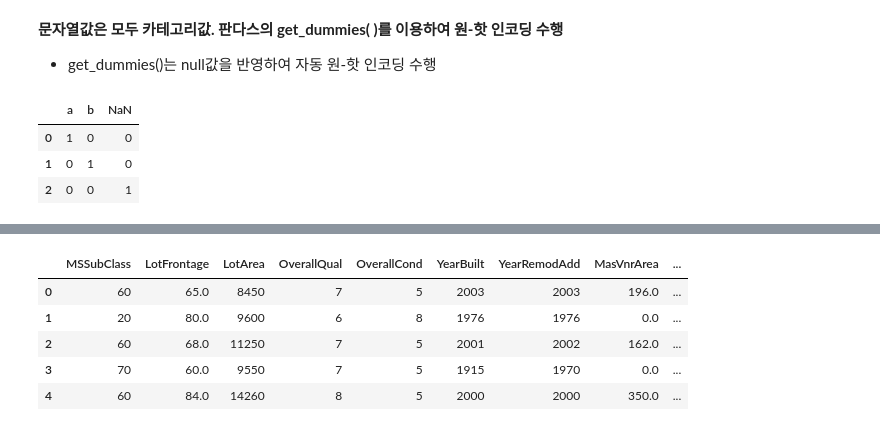
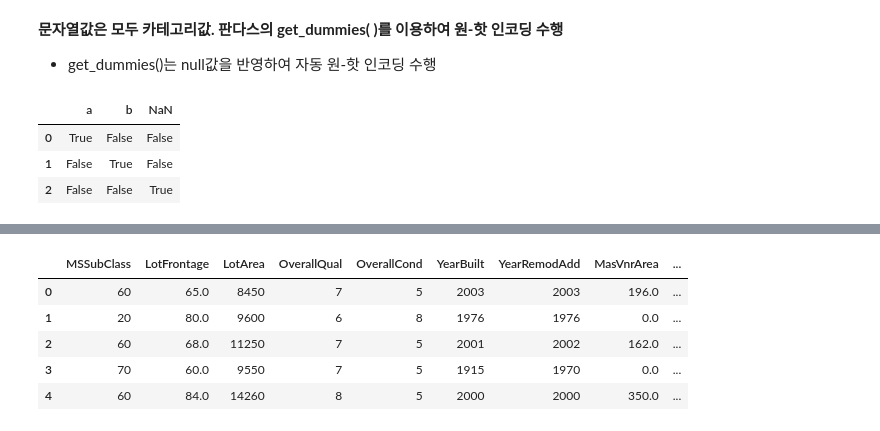
Before and after one commit to Jeong97/ML_Guide_ATS, a Jupyter notebook: 5. SL_Regression/5.10 Regression 실습 - Kaggle House Price.ipynb, the cells around one changed output, grey strips where cells are left out. Drawn from its saved outputs; the diff is of its cells as text; code cells hidden in the pictures.

```diff
--- a/5. SL_Regression/5.10 Regression 실습 - Kaggle House Price.ipynb
+++ b/5. SL_Regression/5.10 Regression 실습 - Kaggle House Price.ipynb
@@ -122,7 +123,7 @@ Data columns (total 81 columns):
 dtypes: float64(3), int64(35), object(43)
 memory usage: 924.0+ KB
 # %%
-#pd.set_option('display.max_rows', 100)
+pd.set_option('display.max_rows', 100)
 # %%
 print('데이터 세트의 Shape:', house_df.shape)
 print('\n전체 feature 들의 type \n',house_df.dtypes.value_counts())
@@ -230,12 +234,12 @@ Name: BsmtQual, dtype: int64
 * get_dummies()는 null값을 반영하여 자동 원-핫 인코딩 수행
 # %%
 s1 = ['a', 'b', np.nan]
-pd.get_dummies(s1, dummy_na=True)
+pd.get_dummies(s1, dummy_na=False)
 # %% [output]
 |  | a | b | NaN |
-| 0 | 1 | 0 | 0 |
-| 1 | 0 | 1 | 0 |
-| 2 | 0 | 0 | 1 |
+| 0 | True | False | False |
+| 1 | False | True | False |
+| 2 | False | False | True |
 # %%
 print('get_dummies() 수행 전 데이터 Shape:', house_df.shape)
 house_df_ohe = pd.get_dummies(house_df)
```
Also changed, not shown: parts of 28 cells of this notebook, 3 other files.
